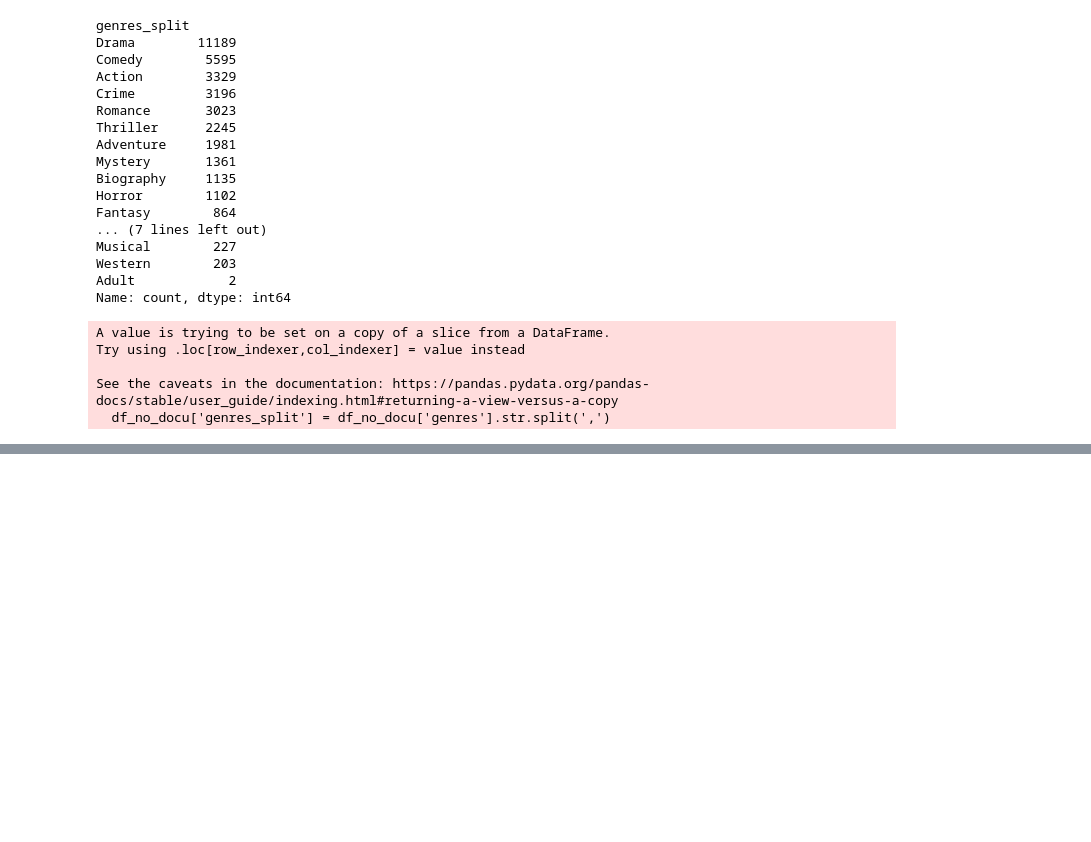
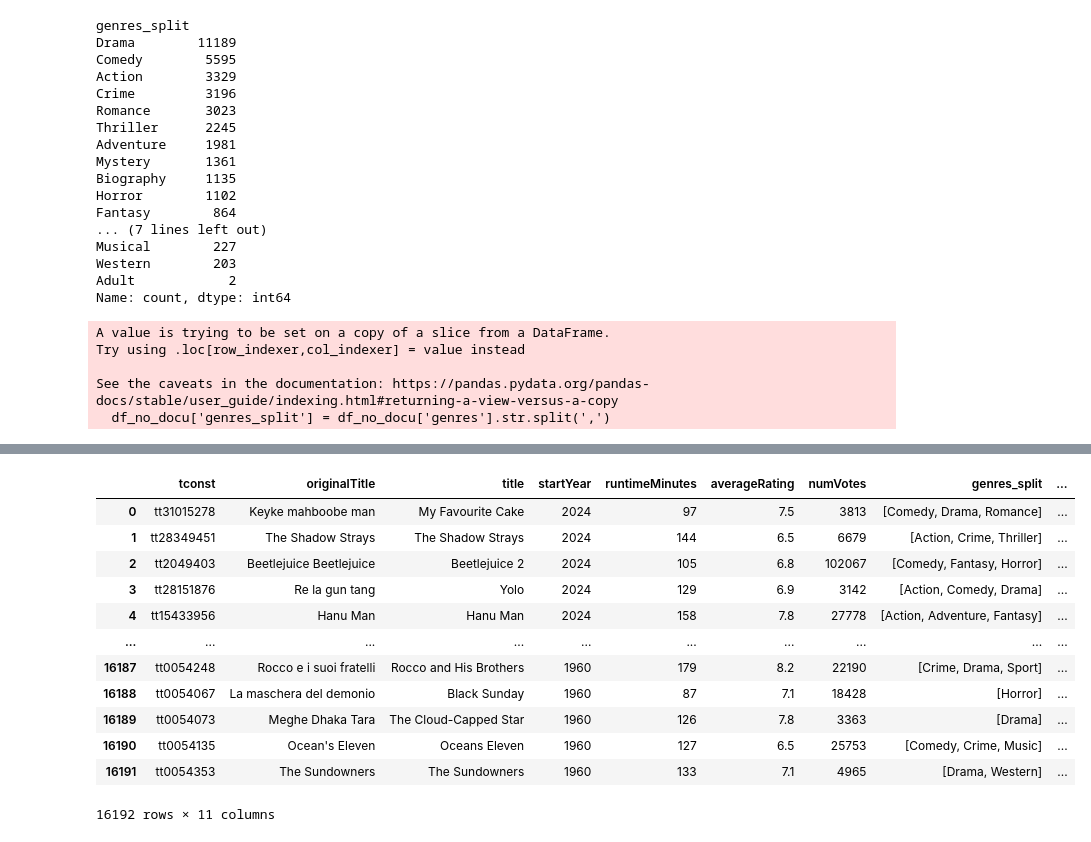
Before and after one commit to Melanie94480/Projet-2, a Jupyter notebook: merged_akas_movies.ipynb, the cells around one changed output, grey strips where cells are left out. Drawn from its saved outputs; the diff is of its cells as text; code cells hidden in the pictures; blank space fills up the shorter version.

Commit message:
merge de tous les datasets

```diff
--- a/merged_akas_movies.ipynb
+++ b/merged_akas_movies.ipynb
@@ -4,7 +4,9 @@ import pandas as pd
 akas = '/Users/algaumon/Downloads/Projet_2/VS_code_akas/akas_fr_en_filtered.tsv'
 movies = '/Users/algaumon/Documents/Projet_2/VS_code_akas/movies.tsv'
 ratings = '/Users/algaumon/Documents/Projet_2/VS_code_akas/title.ratings.tsv'
+personne ='/Users/algaumon/Documents/Projet_2/VS_code_akas/personne.csv'
 
 df_akas = pd.read_csv(akas, sep='\t')
 df_movies = pd.read_csv(movies, sep='\t')
 df_ratings = pd.read_csv(ratings, sep='\t')
+df_personne = pd.read_csv(personne,sep=',')
@@ -203,0 +238,4 @@ See the caveats in the documentation: https://pandas.pydata.org/pandas-docs/stab
+# %%
+df_total = pd.merge(df_no_docu, df_personne, left_on='tconst',right_on='tconst',how='inner')
+# %%
+df_total.fillna('', inplace=True)
@@ -203,0 +249,18 @@ See the caveats in the documentation: https://pandas.pydata.org/pandas-docs/stab
+# %%
+df_total=df_total.drop(columns=['Unnamed: 0','genres','isAdult'])
+# %%
+df_total
+# %% [output]
+|  | tconst | originalTitle | title | startYear | runtimeMinutes | averageRating | numVotes | genres_split | ... |
+| 0 | tt31015278 | Keyke mahboobe man | My Favourite Cake | 2024 | 97 | 7.5 | 3813 | [Comedy, Drama, Romance] | ... |
+| 1 | tt28349451 | The Shadow Strays | The Shadow Strays | 2024 | 144 | 6.5 | 6679 | [Action, Crime, Thriller] | ... |
+| 2 | tt2049403 | Beetlejuice Beetlejuice | Beetlejuice 2 | 2024 | 105 | 6.8 | 102067 | [Comedy, Fantasy, Horror] | ... |
+| 3 | tt28151876 | Re la gun tang | Yolo | 2024 | 129 | 6.9 | 3142 | [Action, Comedy, Drama] | ... |
+| 4 | tt15433956 | Hanu Man | Hanu Man | 2024 | 158 | 7.8 | 27778 | [Action, Adventure, Fantasy] | ... |
+| ... | ... | ... | ... | ... | ... | ... | ... | ... | ... |
+| 16187 | tt0054248 | Rocco e i suoi fratelli | Rocco and His Brothers | 1960 | 179 | 8.2 | 22190 | [Crime, Drama, Sport] | ... |
+| 16188 | tt0054067 | La maschera del demonio | Black Sunday | 1960 | 87 | 7.1 | 18428 | [Horror] | ... |
+| 16189 | tt0054073 | Meghe Dhaka Tara | The Cloud-Capped Star | 1960 | 126 | 7.8 | 3363 | [Drama] | ... |
+| 16190 | tt0054135 | Ocean's Eleven | Oceans Eleven | 1960 | 127 | 6.5 | 25753 | [Comedy, Crime, Music] | ... |
+| 16191 | tt0054353 | The Sundowners | The Sundowners | 1960 | 133 | 7.1 | 4965 | [Drama, Western] | ... |
+16192 rows × 11 columns
```
Also changed, not shown: parts of 4 cells of this notebook.
